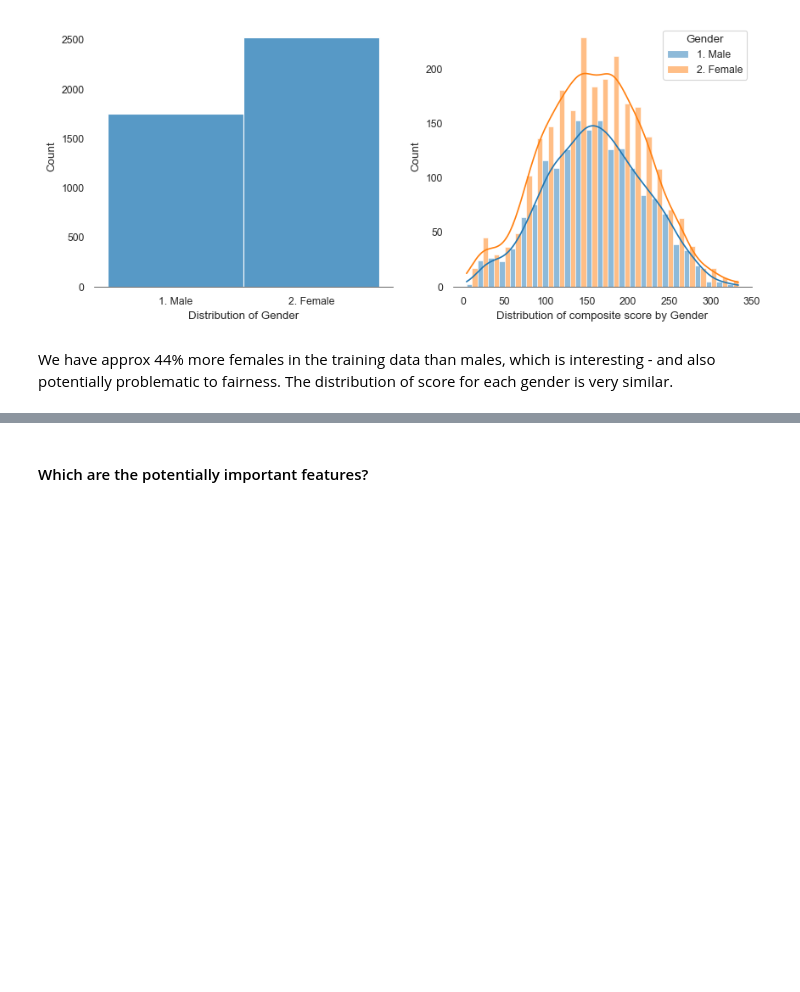
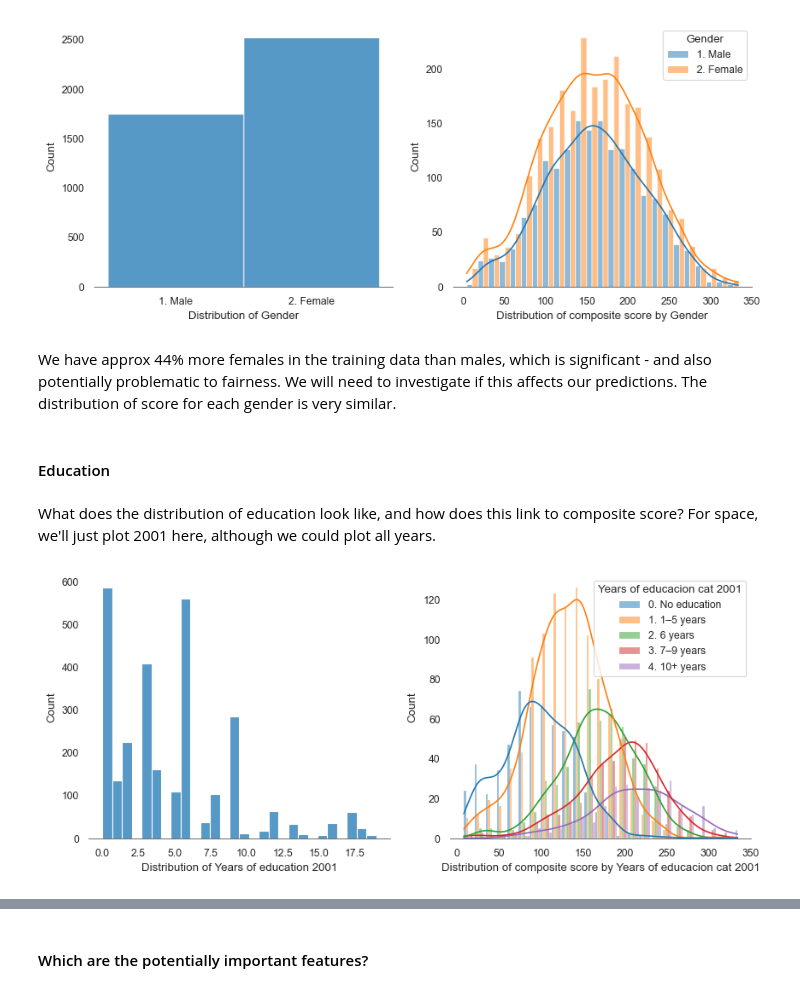
Before and after one commit to nicknettleton/Cognitive-Capacity-Prediction, a Jupyter notebook: Cognitive-Capacity-Prediction.ipynb, the cells around one changed output, grey strips where cells are left out. Saved outputs shown, nothing was run; the diff lists cells and outputs as text; code cells hidden in the pictures; blank space fills up the shorter version.

```diff
--- a/Cognitive-Capacity-Prediction.ipynb
+++ b/Cognitive-Capacity-Prediction.ipynb
@@ -829,4 +858,12 @@ plot_feature(analysis, 'Gender', 'Gender')
 # %% [output]
 [figure]
 # %% [markdown]
-We have approx 44% more females in the training data than males, which is interesting - and also potentially problematic to fairness. The distribution of score for each gender is very similar.
+We have approx 44% more females in the training data than males, which is significant - and also potentially problematic to fairness. We will need to investigate if this affects our predictions. The distribution of score for each gender is very similar.
+# %% [markdown]
+#### Education
+# %% [markdown]
+What does the distribution of education look like, and how does this link to composite score? For space, we'll just plot 2001 here, although we could plot all years.
+# %%
+plot_feature(analysis, 'Years of education 2001', 'Years of educacion cat 2001')
+# %% [output]
+[figure, added]
```
Also changed, not shown: parts of 82 cells of this notebook, 11 other files.
